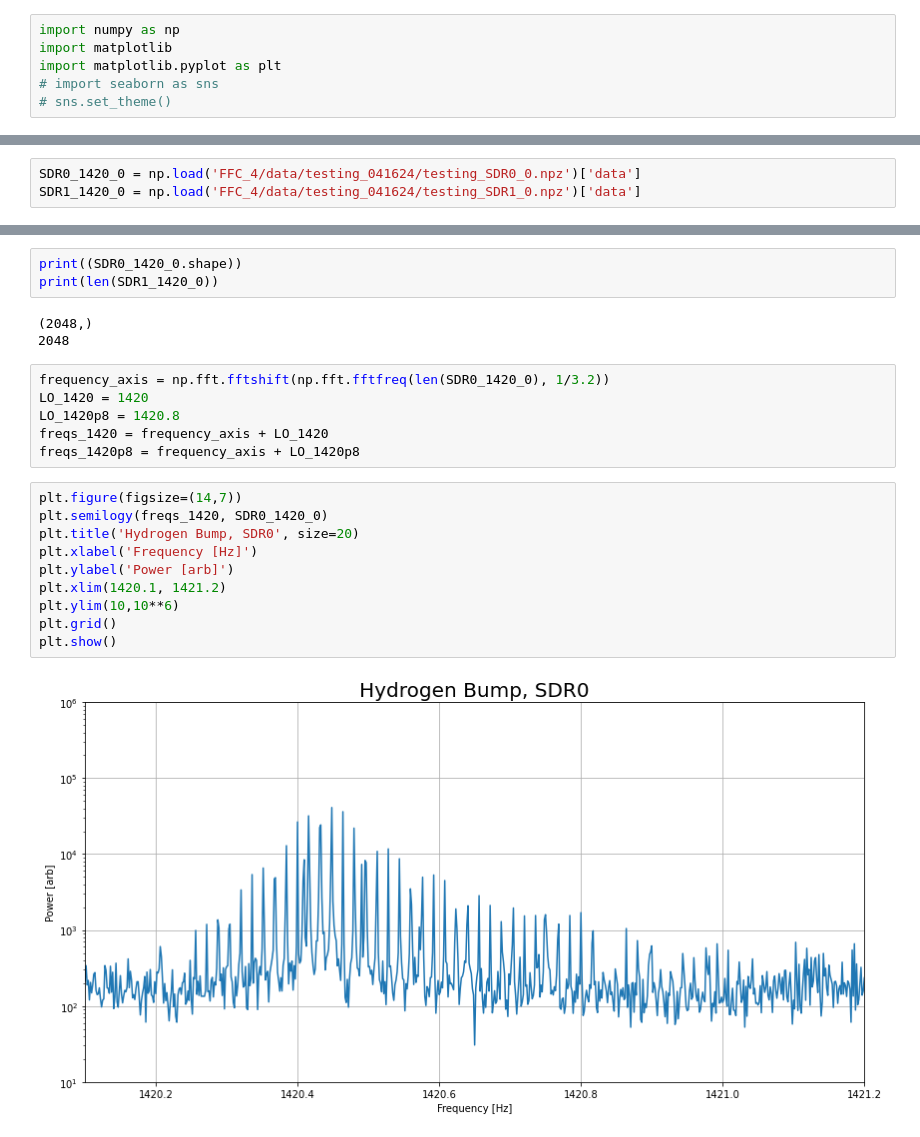
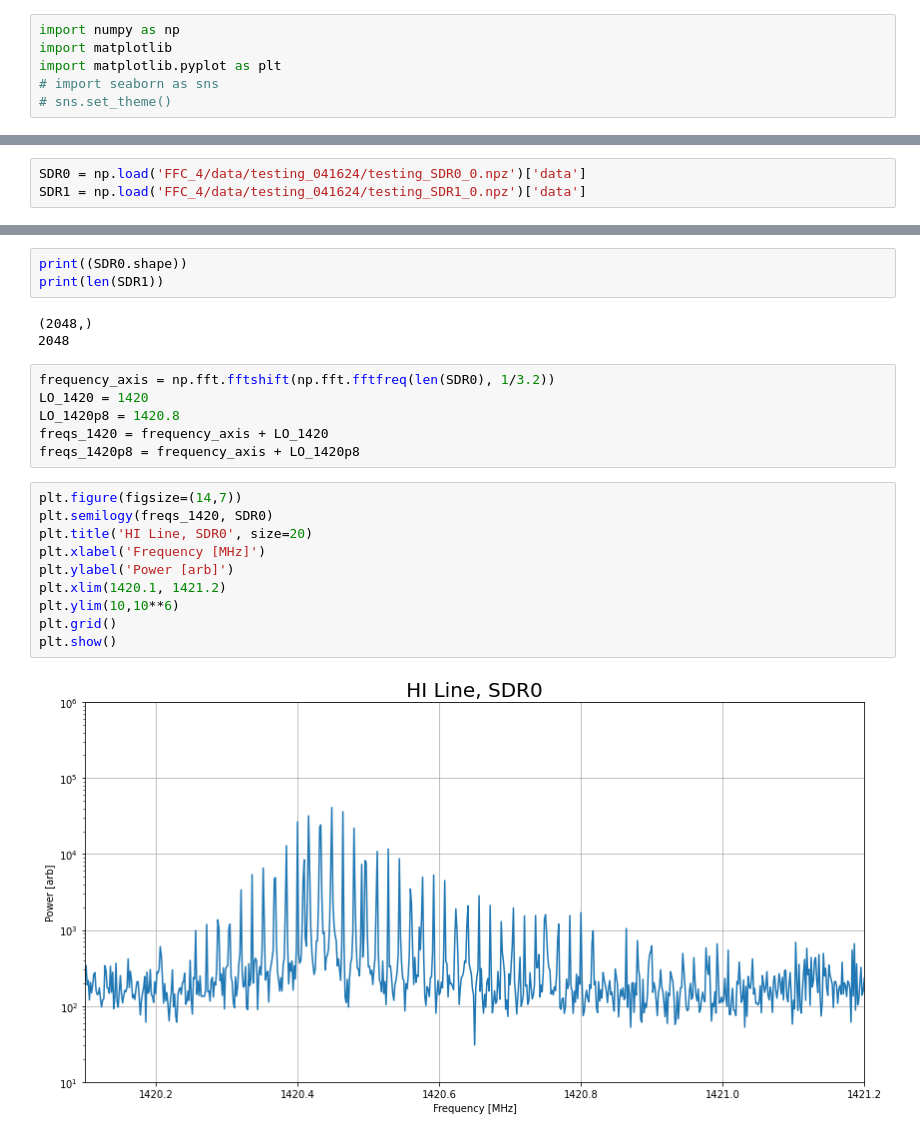
Before and after one commit to lea-yamashiro/FFC_4, a Jupyter notebook: code/Hope/HD_4.1.ipynb, the cells around one changed output, grey strips where cells are left out. Saved outputs shown, nothing was run; the diff lists cells and outputs as text.

```diff
--- a/code/Hope/HD_4.1.ipynb
+++ b/code/Hope/HD_4.1.ipynb
@@ -9,7 +9,7 @@ cd ../
 # %% [output]
 /Users/hopediffenderfer/Desktop/ay121/FFC_folder
 # %%
-SDR0_1420_0 = np.load('FFC_4/data/testing_041624/testing_SDR0_0.npz')['data']
-SDR1_1420_0 = np.load('FFC_4/data/testing_041624/testing_SDR1_0.npz')['data']
+SDR0 = np.load('FFC_4/data/testing_041624/testing_SDR0_0.npz')['data']
+SDR1 = np.load('FFC_4/data/testing_041624/testing_SDR1_0.npz')['data']
 # %%
 plt.figure(figsize=(14,7))
@@ -43,26 +41,26 @@ plt.show()
 # %%
-print((SDR0_1420_0.shape))
-print(len(SDR1_1420_0))
+print((SDR0.shape))
+print(len(SDR1))
 # %% [output]
 (2048,)
 2048
 # %%
-frequency_axis = np.fft.fftshift(np.fft.fftfreq(len(SDR0_1420_0), 1/3.2))
+frequency_axis = np.fft.fftshift(np.fft.fftfreq(len(SDR0), 1/3.2))
 LO_1420 = 1420
 LO_1420p8 = 1420.8
 freqs_1420 = frequency_axis + LO_1420
 freqs_1420p8 = frequency_axis + LO_1420p8
 # %%
 plt.figure(figsize=(14,7))
-plt.semilogy(freqs_1420, SDR0_1420_0)
-plt.title('Hydrogen Bump, SDR0', size=20)
-plt.xlabel('Frequency [Hz]')
+plt.semilogy(freqs_1420, SDR0)
+plt.title('HI Line, SDR0', size=20)
+plt.xlabel('Frequency [MHz]')
 plt.ylabel('Power [arb]')
 plt.xlim(1420.1, 1421.2)
 plt.ylim(10,10**6)
 plt.grid()
 plt.show()
 # %% [output]
-[figure, old version]
+[figure, new version]
 # %%
 plt.figure(figsize=(14,7))
```
Also changed, not shown: parts of 6 cells of this notebook, 2 other files.
